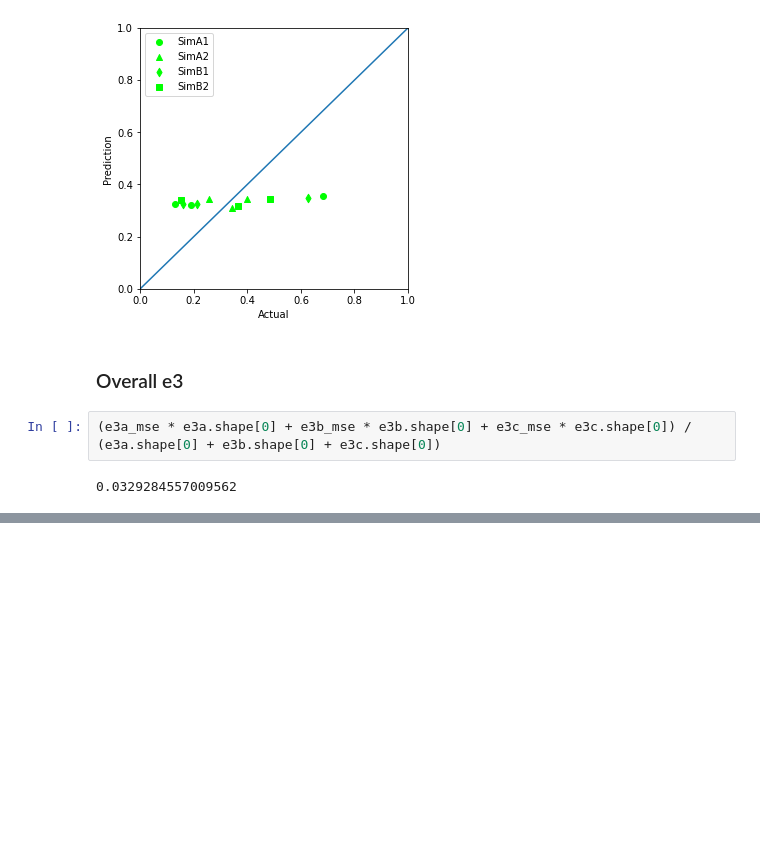
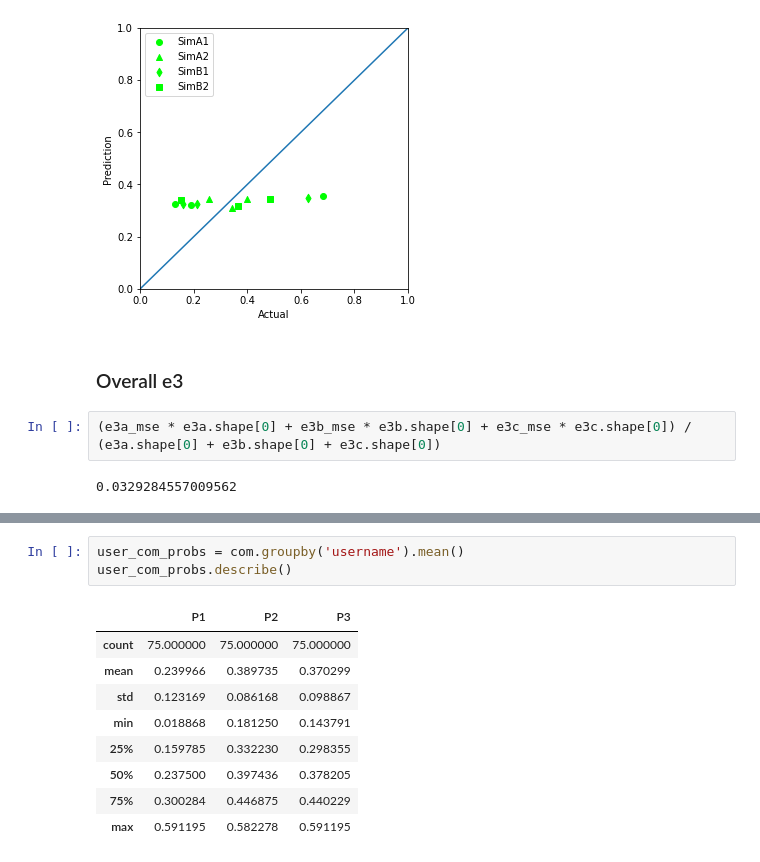
Before and after one commit to Rahgooy/mlba_ml, a Jupyter notebook: Aggregate learning.ipynb, the cells around one changed output, grey strips where cells are left out. Saved outputs shown, nothing was run; the diff lists cells and outputs as text; blank space fills up the shorter version.

```diff
--- a/Aggregate learning.ipynb
+++ b/Aggregate learning.ipynb
@@ -319,0 +369,13 @@ SimB2
+# %%
+user_com_probs = com.groupby('username').mean()
+user_com_probs.describe()
+# %% [output]
+|  | P1 | P2 | P3 |
+| count | 75.000000 | 75.000000 | 75.000000 |
+| mean | 0.239966 | 0.389735 | 0.370299 |
+| std | 0.123169 | 0.086168 | 0.098867 |
+| min | 0.018868 | 0.181250 | 0.143791 |
+| 25% | 0.159785 | 0.332230 | 0.298355 |
+| 50% | 0.237500 | 0.397436 | 0.378205 |
+| 75% | 0.300284 | 0.446875 | 0.440229 |
+| max | 0.591195 | 0.582278 | 0.591195 |
```
Also changed, not shown: parts of 6 cells of this notebook, 3 other files.
